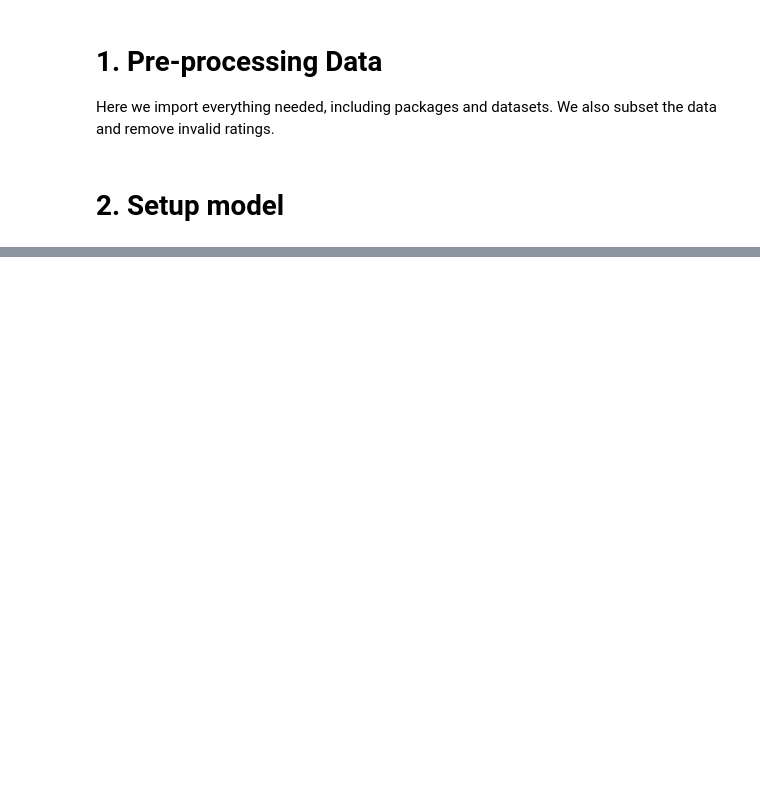
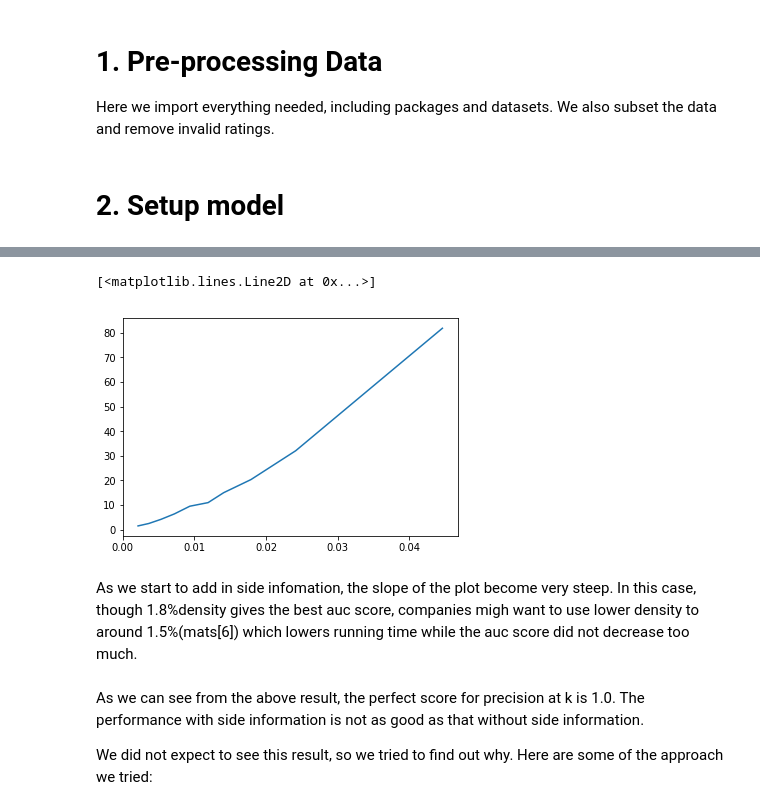
Before and after one commit to htmajorcn/Personalization-Final-Project, a Jupyter notebook: Final Project.ipynb, the cells around one changed output, grey strips where cells are left out. Cells and saved outputs as stored; diff of their text form; code cells hidden in the pictures; blank space fills up the shorter version.

```diff
--- a/Final Project.ipynb
+++ b/Final Project.ipynb
@@ -199,0 +185,9 @@ test
+# %%
+# calculate the AUC for differentt groups of user. The group is ordered by the rating counts of the user
+pre_w_side = []
+for m in mats:
+    int_train,int_test,item_feature = getMatrix(m)
+    model.fit(int_train, epochs=30,item_features=item_feature)
+    test_precision = precision_at_k(model, int_test,int_train, k=5,item_features=item_feature).mean()
+    print(test_precision)
+    pre_w_side.append(test_precision)
@@ -199,0 +207,10 @@ test
+# %%
+timeL_side = []
+for m in mats:
+    start = time.time()
+    int_train,int_test,item_feature = getMatrix(m)
+    model.fit(int_train, epochs=30,item_features=item_feature)
+    stop = time.time()
+    duration = stop-start
+    print(duration)
+    timeL_side.append(duration)
@@ -199,0 +228,11 @@ test
+# %%
+plt.plot(dens, timeL_side)
+# %% [output]
+[<matplotlib.lines.Line2D at 0x...>]
+[figure, added]
+# %% [markdown]
+As we start to add in side infomation, the slope of the plot become very steep. In this case, though 1.8%density gives the best auc score, companies migh want to use lower density to around 1.5%(mats[6]) which lowers running time while the auc score did not decrease too much.
+# %% [markdown]
+As we can see from the above result, the perfect score for precision at k is 1.0. The performance with side information is not as good as that without side information.
+
+We did not expect to see this result, so we tried to find out why. Here are some of the approach we tried:
```
Also changed, not shown: parts of 70 cells of this notebook.
